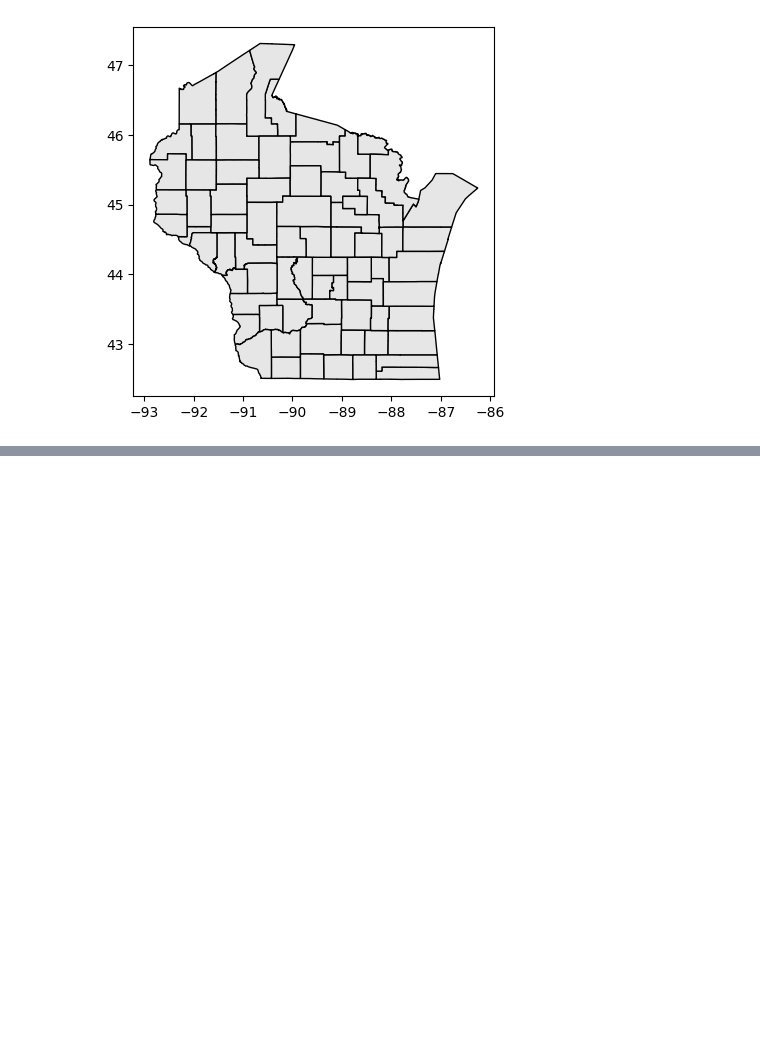
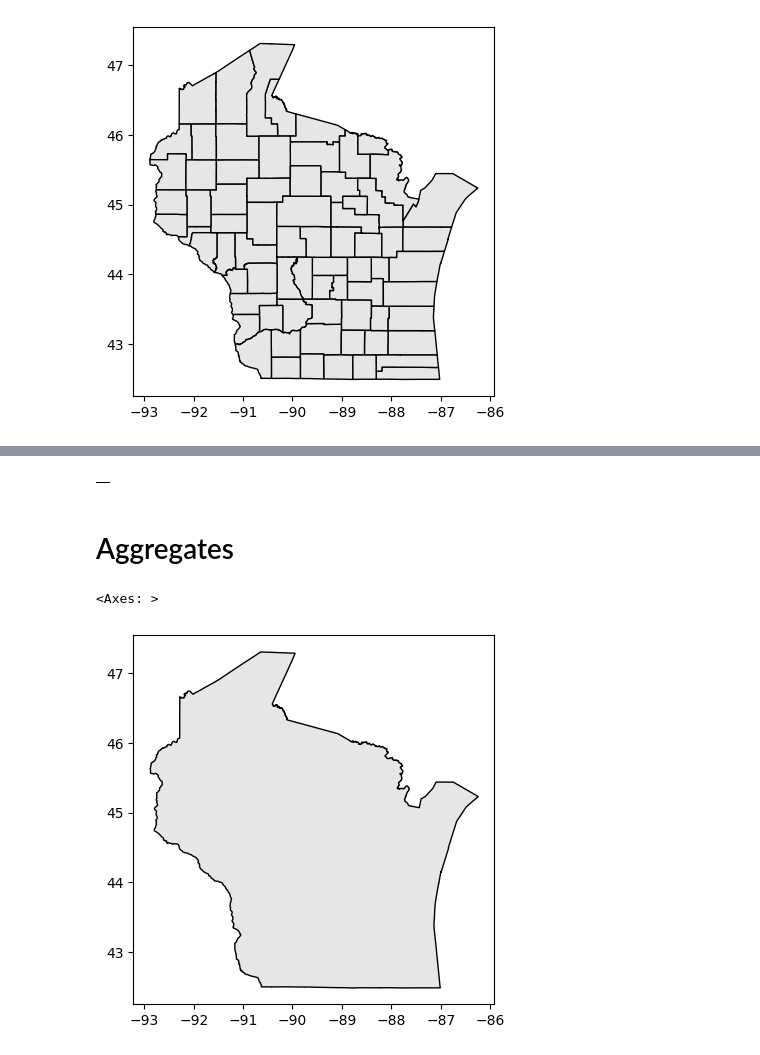
Before and after one commit to cs544-wisc/s23, a Jupyter notebook: lec/39-bq3/demo.ipynb, the cells around one changed output, grey strips where cells are left out. Drawn from its saved outputs; the diff is of its cells as text; code cells hidden in the pictures; blank space fills up the shorter version.

```diff
--- a/lec/39-bq3/demo.ipynb
+++ b/lec/39-bq3/demo.ipynb
@@ -37,0 +52,18 @@ df.plot(edgecolor="k", facecolor="0.9")
+# %%
+q.to_dataframe()
+# %% [output]
+|  |
+# %% [markdown]
+# Aggregates
+# %%
+q = bq.query("""
+SELECT ST_UNION_AGG(county_geom)
+FROM cs320-f21.apr28.wi
+""")
+# %%
+wi = q.to_geodataframe()
+# %%
+wi.plot(edgecolor="k", facecolor="0.9")
+# %% [output]
+<Axes: >
+[figure, added]
```
Also changed, not shown: parts of 31 cells of this notebook.
